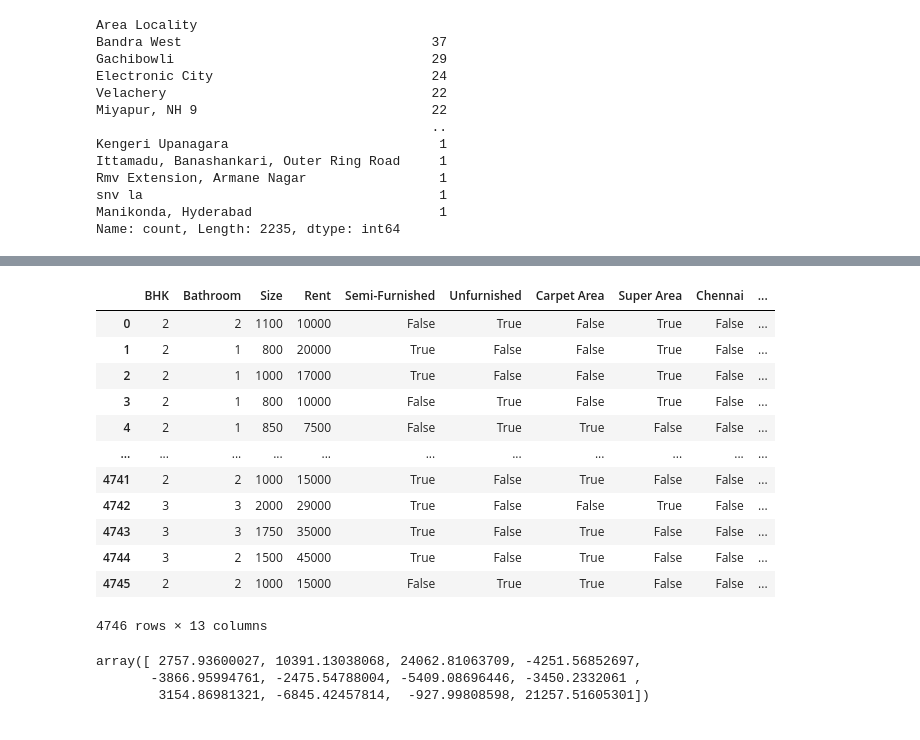
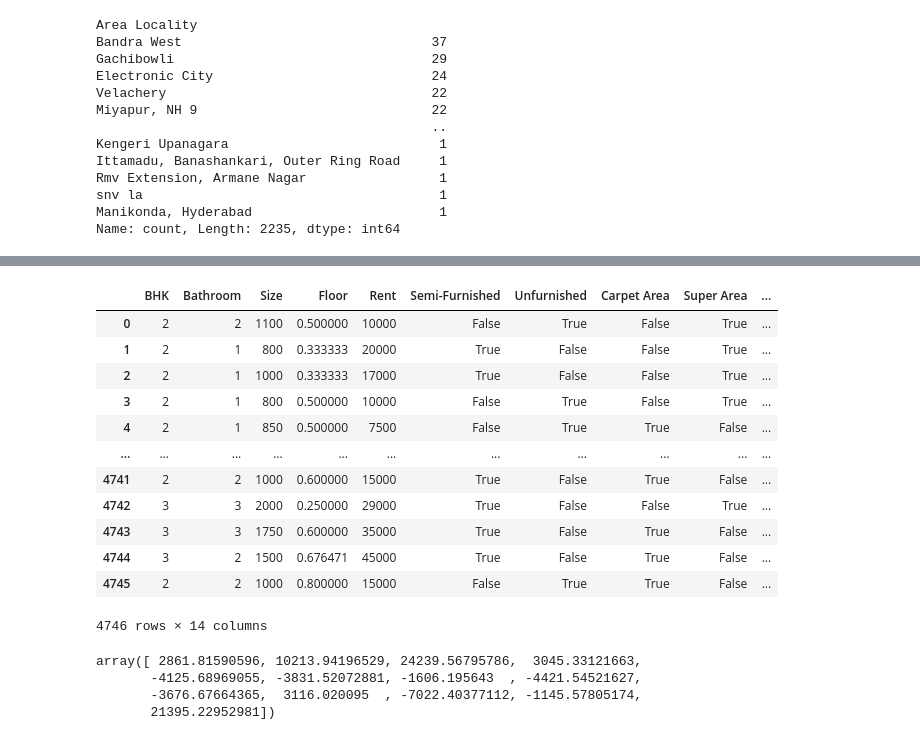
Before and after one commit to LexLorenzo/MachineLearningProjects, a Jupyter notebook: Lab_Exercise_1/LabEx1/labex.ipynb, the cells around one changed output, grey strips where cells are left out. Saved outputs shown, nothing was run; the diff lists cells and outputs as text; code cells hidden in the pictures.

Commit message:
made functions for data cleaning of floor

```diff
--- a/Lab_Exercise_1/LabEx1/labex.ipynb
+++ b/Lab_Exercise_1/LabEx1/labex.ipynb
@@ -181,17 +212,17 @@ data
 # %%
-data = one_hot_encode(data, 'City')
-data
+# data = one_hot_encode(data, 'City')
+# data
 # %% [output]
-|  | BHK | Bathroom | Size | Rent | Semi-Furnished | Unfurnished | Carpet Area | Super Area | Chennai | ... |
-| 0 | 2 | 2 | 1100 | 10000 | False | True | False | True | False | ... |
-| 1 | 2 | 1 | 800 | 20000 | True | False | False | True | False | ... |
-| 2 | 2 | 1 | 1000 | 17000 | True | False | False | True | False | ... |
-| 3 | 2 | 1 | 800 | 10000 | False | True | False | True | False | ... |
-| 4 | 2 | 1 | 850 | 7500 | False | True | True | False | False | ... |
+|  | BHK | Bathroom | Size | Floor | Rent | Semi-Furnished | Unfurnished | Carpet Area | Super Area | ... |
+| 0 | 2 | 2 | 1100 | 0.500000 | 10000 | False | True | False | True | ... |
+| 1 | 2 | 1 | 800 | 0.333333 | 20000 | True | False | False | True | ... |
+| 2 | 2 | 1 | 1000 | 0.333333 | 17000 | True | False | False | True | ... |
+| 3 | 2 | 1 | 800 | 0.500000 | 10000 | False | True | False | True | ... |
+| 4 | 2 | 1 | 850 | 0.500000 | 7500 | False | True | True | False | ... |
 | ... | ... | ... | ... | ... | ... | ... | ... | ... | ... | ... |
-| 4741 | 2 | 2 | 1000 | 15000 | True | False | True | False | False | ... |
-| 4742 | 3 | 3 | 2000 | 29000 | True | False | False | True | False | ... |
-| 4743 | 3 | 3 | 1750 | 35000 | True | False | True | False | False | ... |
-| 4744 | 3 | 2 | 1500 | 45000 | True | False | True | False | False | ... |
-| 4745 | 2 | 2 | 1000 | 15000 | False | True | True | False | False | ... |
+| 4741 | 2 | 2 | 1000 | 0.600000 | 15000 | True | False | True | False | ... |
+| 4742 | 3 | 3 | 2000 | 0.250000 | 29000 | True | False | False | True | ... |
+| 4743 | 3 | 3 | 1750 | 0.600000 | 35000 | True | False | True | False | ... |
+| 4744 | 3 | 2 | 1500 | 0.676471 | 45000 | True | False | True | False | ... |
+| 4745 | 2 | 2 | 1000 | 0.800000 | 15000 | False | True | True | False | ... |
-4746 rows × 13 columns
+4746 rows × 14 columns
@@ -210,10 +244,11 @@ X_test = sc.transform(X_test)
 # %%
 from sklearn import linear_model
 
-model = linear_model.LinearRegression()
+model = linear_model.Ridge(alpha=0.1)
 model.fit(X_train, y_train)
 model.coef_
 # %% [output]
-array([ 2757.93600027, 10391.13038068, 24062.81063709, -4251.56852697,
-       -3866.95994761, -2475.54788004, -5409.08696446, -3450.2332061 ,
-        3154.86981321, -6845.42457814,  -927.99808598, 21257.51605301])
+array([ 2861.81590596, 10213.94196529, 24239.56795786,  3045.33121663,
+       -4125.68969055, -3831.52072881, -1606.195643  , -4421.54521627,
+       -3676.67664365,  3116.020095  , -7022.40377112, -1145.57805174,
+       21395.22952981])
```
Also changed, not shown: parts of 15 cells of this notebook.
